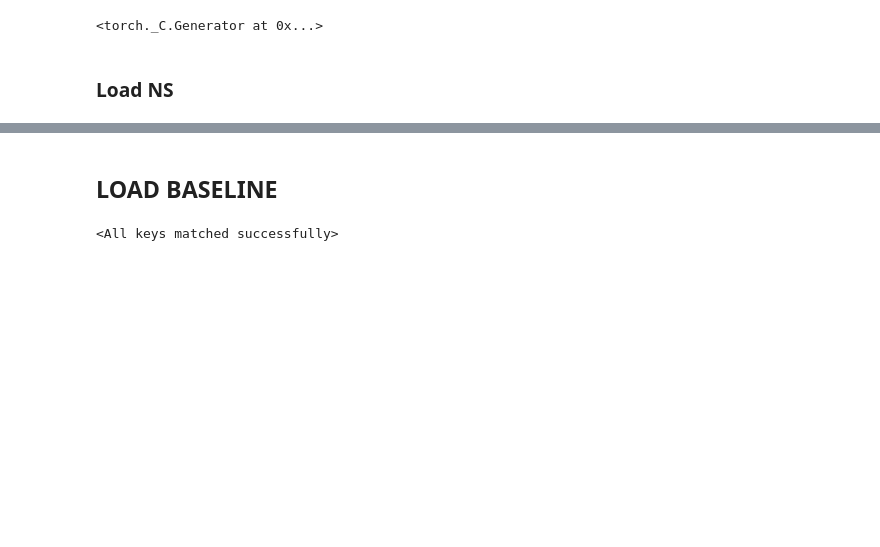
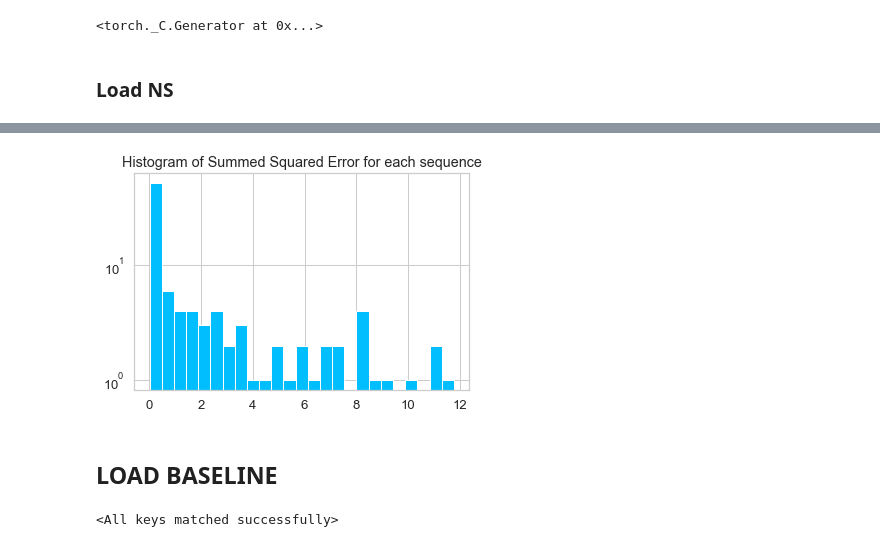
Before and after one commit to AugustSchreyer/02460_Advanced_ML, a Jupyter notebook: Model Comparison simulated.ipynb, the cells around one changed output, grey strips where cells are left out. Drawn from its saved outputs; the diff is of its cells as text; code cells hidden in the pictures; blank space fills up the shorter version.

```diff
--- a/Model Comparison simulated.ipynb
+++ b/Model Comparison simulated.ipynb
@@ -196,3 +200,7 @@ plot_sequences(model_NS, PLOT_DATA=train_dataset,samples=[844,844,844,844,844,84
+# %%
+total_reconstruction_err(model_NS, outlier_dataset);
+# %% [output]
+[figure, added]
 # %% [markdown]
 ## LOAD BASELINE
 # %%
```
Also changed, not shown: parts of 10 cells of this notebook, 1 other file.
